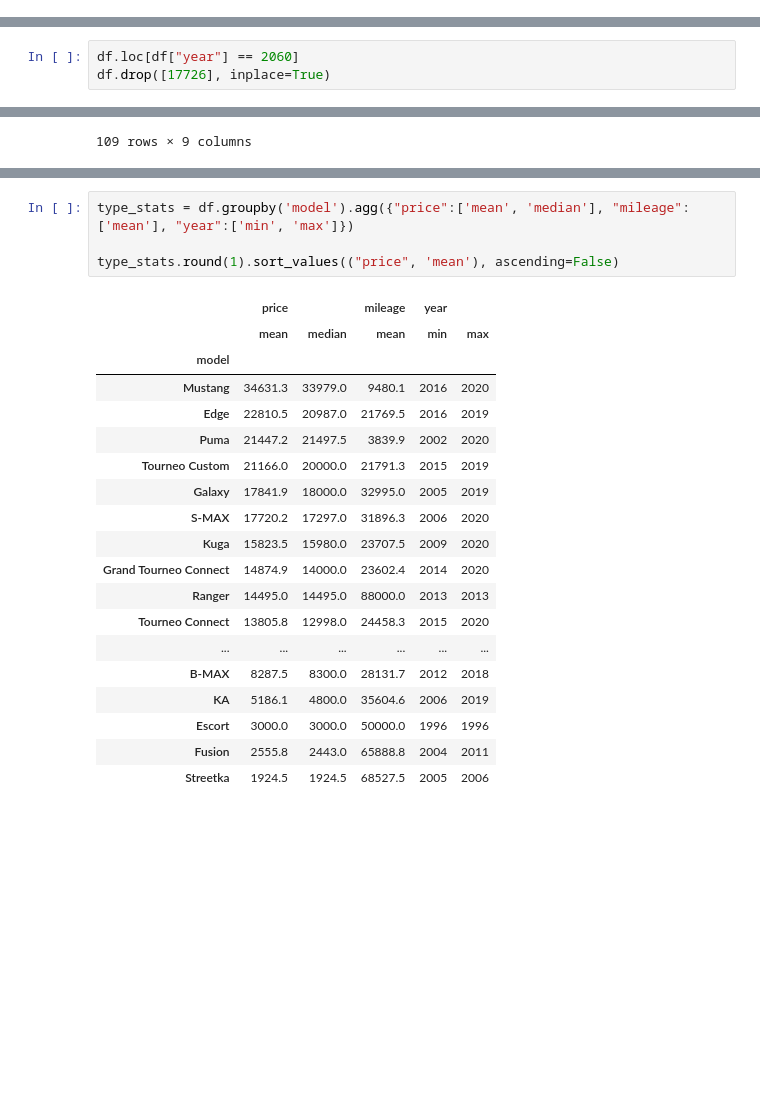
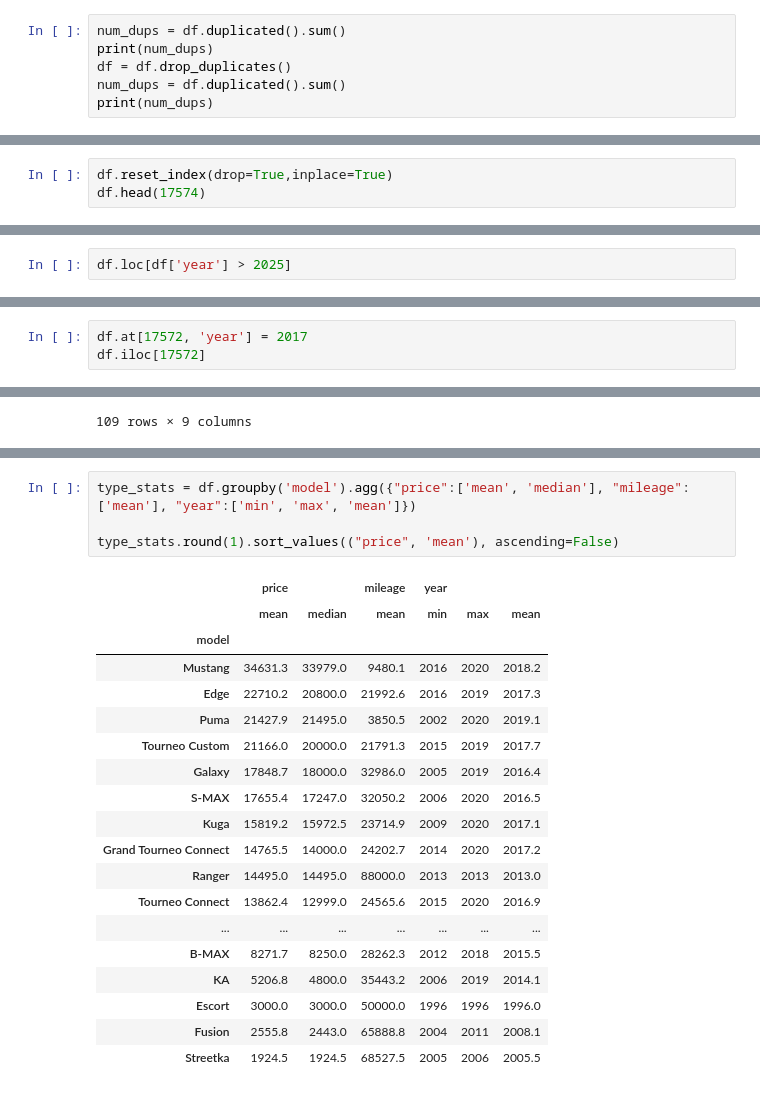
Before and after one commit to wyattbroyles/skillstorm, a Jupyter notebook: QAs/qa1.ipynb, the cells around one changed output, grey strips where cells are left out. Saved outputs shown, nothing was run; the diff lists cells and outputs as text; blank space fills up the shorter version.

```diff
--- a/QAs/qa1.ipynb
+++ b/QAs/qa1.ipynb
@@ -99,0 +95,6 @@ np.int64(154)
+# %%
+num_dups = df.duplicated().sum()
+print(num_dups)
+df = df.drop_duplicates()
+num_dups = df.duplicated().sum()
+print(num_dups)
@@ -99,0 +104,3 @@ np.int64(154)
+# %%
+df.reset_index(drop=True,inplace=True)
+df.head(17574)
@@ -108,3 +132,2 @@ plt.show()
 # %%
-df.loc[df["year"] == 2060]
-df.drop([17726], inplace=True)
+df.loc[df['year'] > 2025]
@@ -123,0 +137,3 @@ Name: 17725, dtype: object
+# %%
+df.at[17572, 'year'] = 2017
+df.iloc[17572]
@@ -155,24 +180,24 @@ Name: 17727, dtype: object
 # %%
-type_stats = df.groupby('model').agg({"price":['mean', 'median'], "mileage":['mean'], "year":['min', 'max']})
+type_stats = df.groupby('model').agg({"price":['mean', 'median'], "mileage":['mean'], "year":['min', 'max', 'mean']})
 
 type_stats.round(1).sort_values(("price", 'mean'), ascending=False)
 # %% [output]
-|  | price |  | mileage | year |  |
-|  | mean | median | mean | min | max |
-| model |  |  |  |  |  |
-| Mustang | 34631.3 | 33979.0 | 9480.1 | 2016 | 2020 |
-| Edge | 22810.5 | 20987.0 | 21769.5 | 2016 | 2019 |
-| Puma | 21447.2 | 21497.5 | 3839.9 | 2002 | 2020 |
-| Tourneo Custom | 21166.0 | 20000.0 | 21791.3 | 2015 | 2019 |
-| Galaxy | 17841.9 | 18000.0 | 32995.0 | 2005 | 2019 |
-| S-MAX | 17720.2 | 17297.0 | 31896.3 | 2006 | 2020 |
-| Kuga | 15823.5 | 15980.0 | 23707.5 | 2009 | 2020 |
-| Grand Tourneo Connect | 14874.9 | 14000.0 | 23602.4 | 2014 | 2020 |
-| Ranger | 14495.0 | 14495.0 | 88000.0 | 2013 | 2013 |
-| Tourneo Connect | 13805.8 | 12998.0 | 24458.3 | 2015 | 2020 |
-| ... | ... | ... | ... | ... | ... |
-| B-MAX | 8287.5 | 8300.0 | 28131.7 | 2012 | 2018 |
-| KA | 5186.1 | 4800.0 | 35604.6 | 2006 | 2019 |
-| Escort | 3000.0 | 3000.0 | 50000.0 | 1996 | 1996 |
-| Fusion | 2555.8 | 2443.0 | 65888.8 | 2004 | 2011 |
-| Streetka | 1924.5 | 1924.5 | 68527.5 | 2005 | 2006 |
+|  | price |  | mileage | year |  |  |
+|  | mean | median | mean | min | max | mean |
+| model |  |  |  |  |  |  |
+| Mustang | 34631.3 | 33979.0 | 9480.1 | 2016 | 2020 | 2018.2 |
+| Edge | 22710.2 | 20800.0 | 21992.6 | 2016 | 2019 | 2017.3 |
+| Puma | 21427.9 | 21495.0 | 3850.5 | 2002 | 2020 | 2019.1 |
+| Tourneo Custom | 21166.0 | 20000.0 | 21791.3 | 2015 | 2019 | 2017.7 |
+| Galaxy | 17848.7 | 18000.0 | 32986.0 | 2005 | 2019 | 2016.4 |
+| S-MAX | 17655.4 | 17247.0 | 32050.2 | 2006 | 2020 | 2016.5 |
+| Kuga | 15819.2 | 15972.5 | 23714.9 | 2009 | 2020 | 2017.1 |
+| Grand Tourneo Connect | 14765.5 | 14000.0 | 24202.7 | 2014 | 2020 | 2017.2 |
+| Ranger | 14495.0 | 14495.0 | 88000.0 | 2013 | 2013 | 2013.0 |
+| Tourneo Connect | 13862.4 | 12999.0 | 24565.6 | 2015 | 2020 | 2016.9 |
+| ... | ... | ... | ... | ... | ... | ... |
+| B-MAX | 8271.7 | 8250.0 | 28262.3 | 2012 | 2018 | 2015.5 |
+| KA | 5206.8 | 4800.0 | 35443.2 | 2006 | 2019 | 2014.1 |
+| Escort | 3000.0 | 3000.0 | 50000.0 | 1996 | 1996 | 1996.0 |
+| Fusion | 2555.8 | 2443.0 | 65888.8 | 2004 | 2011 | 2008.1 |
+| Streetka | 1924.5 | 1924.5 | 68527.5 | 2005 | 2006 | 2005.5 |
```
Also changed, not shown: parts of 19 cells of this notebook, 7 other files.
